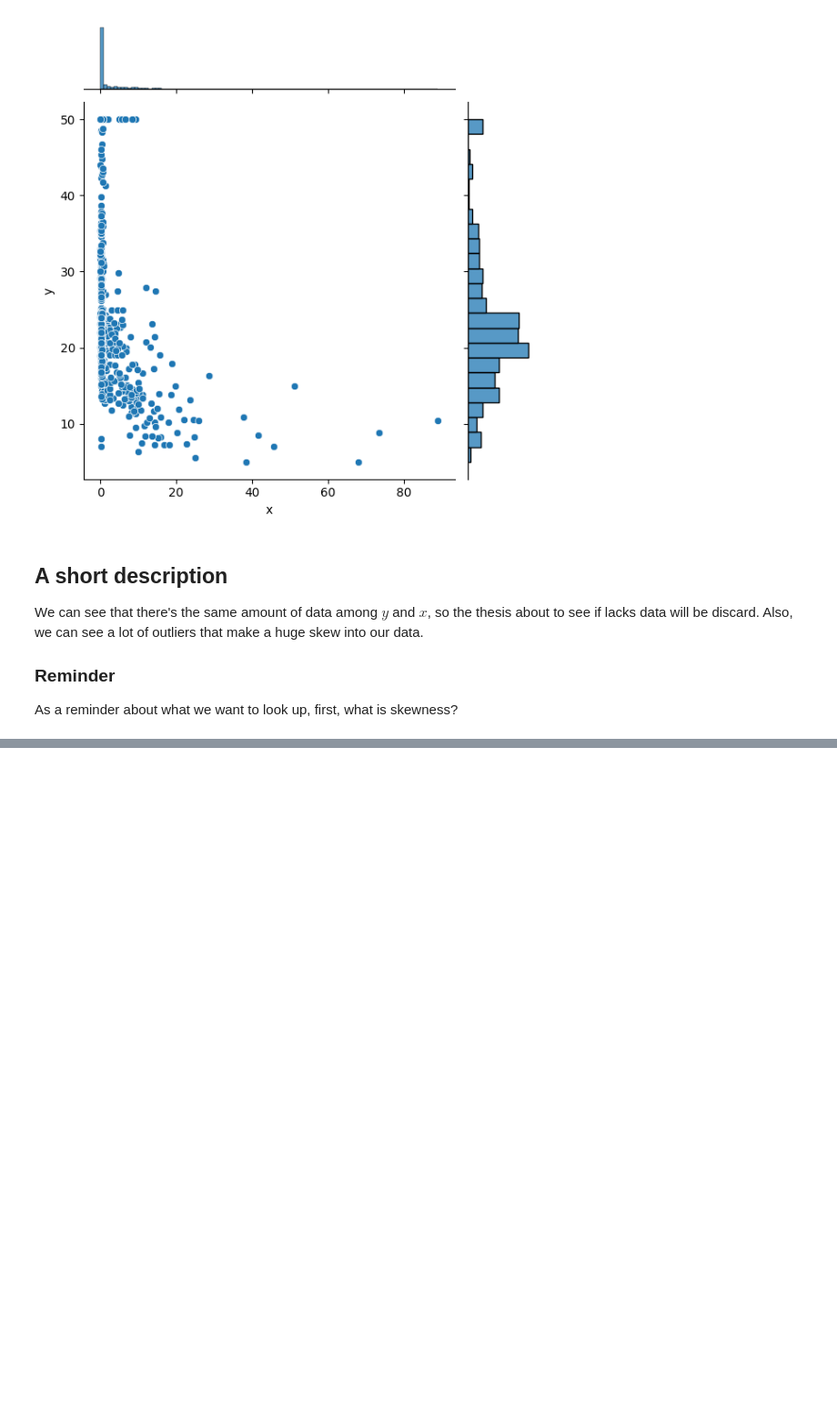
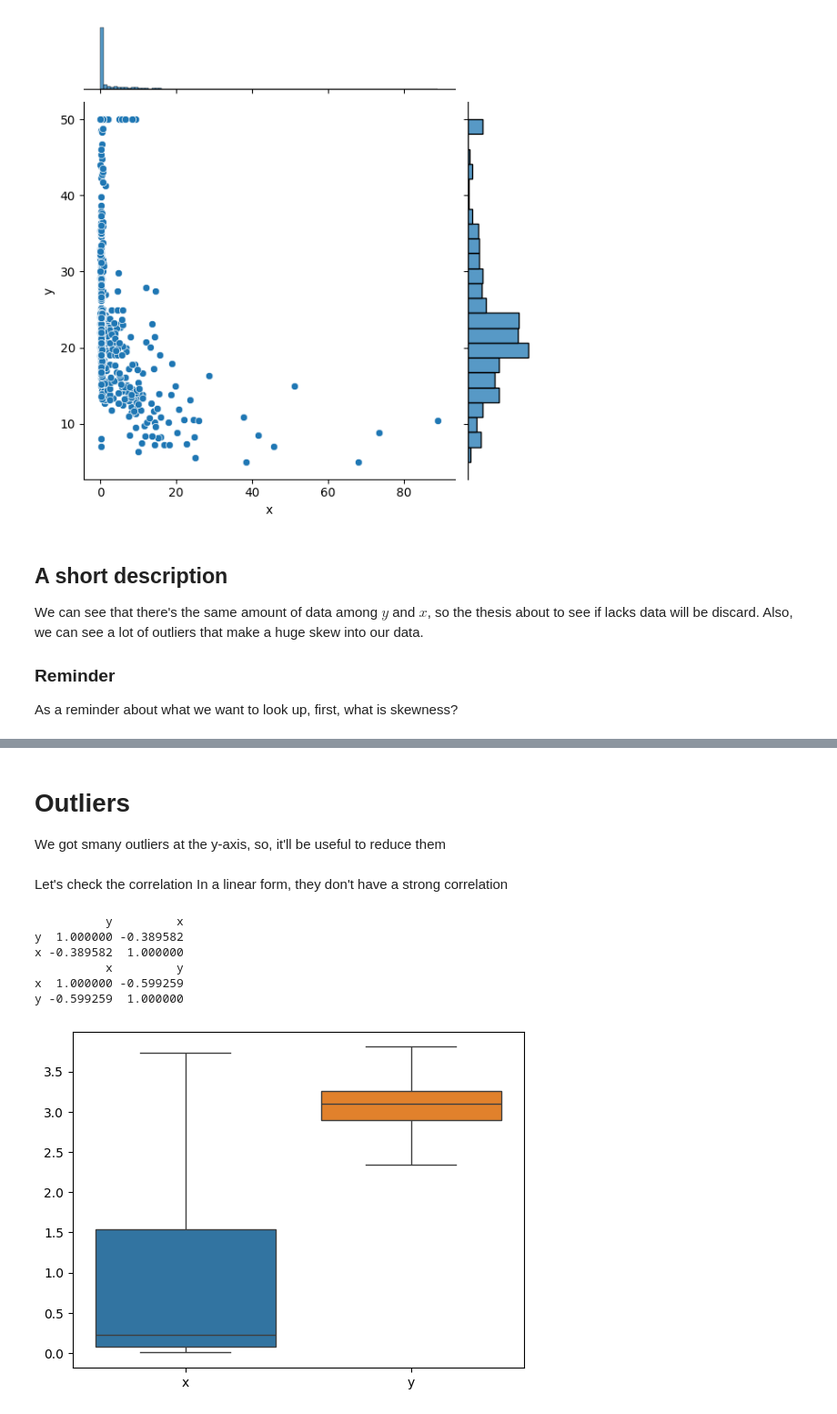
Before and after one commit to JoseAdrianRodriguezGonzalez/Linear-predictor, a Jupyter notebook: src/first/test.ipynb, the cells around one changed output, grey strips where cells are left out. Shown at 91% size. Saved outputs shown, nothing was run; the diff lists cells and outputs as text; code cells hidden in the pictures; blank space fills up the shorter version.

```diff
--- a/src/first/test.ipynb
+++ b/src/first/test.ipynb
@@ -43,0 +104,52 @@ As a reminder about what we want to look up, first, what is skewness?
+# %% [markdown]
+# Outliers
+We got smany outliers at the y-axis, so, it'll be useful to reduce them
+# %% [markdown]
+Let's check the correlation
+In a linear form, they don't have a strong correlation
+# %%
+#print(data.corr())
+print(data.corr())
+df_test=pd.DataFrame({
+    'x':xlog,
+    'y':ylog
+})
+Q1 = np.percentile(df_test.y, 25)
+Q3 = np.percentile(df_test.y, 75)
+IQR = Q3 - Q1
+
+# Definir límites para capping
+lower_bound = Q1 - 1.5 * IQR
+upper_bound = Q3 + 1.5 * IQR
+
+# Aplicar el capping
+capped_y = np.clip(df_test.y, lower_bound, upper_bound)
+df_test.y=capped_y
+#OuXv=np.percentile(df_test.x,[99])[0]
+#Ouyv=np.percentile(df_test.x,[1])[0]
+Q1x= np.percentile(df_test.x, 25)
+Q3x= np.percentile(df_test.x, 75)
+IQRx = Q3x - Q1x
+
+# Definir límites para capping
+lower_boundx = Q1x - 1.5 * IQRx
+upper_boundx = Q3x + 1.5 * IQRx
+
+# Aplicar el capping
+capped_x = np.clip(df_test.x, lower_boundx, upper_boundx)
+df_test.x=capped_x
+
+sns.boxplot(data=df_test)
+#print(OuXv)
+
+#print(Ouyv)
+#print(df_test[df_test.x>OuXv])
+print(df_test.corr())
+# %% [output]
+          y         x
+y  1.000000 -0.389582
+x -0.389582  1.000000
+          x         y
+x  1.000000 -0.599259
+y -0.599259  1.000000
+[figure, added]
```
Also changed, not shown: parts of 48 cells of this notebook, 9 other files.
